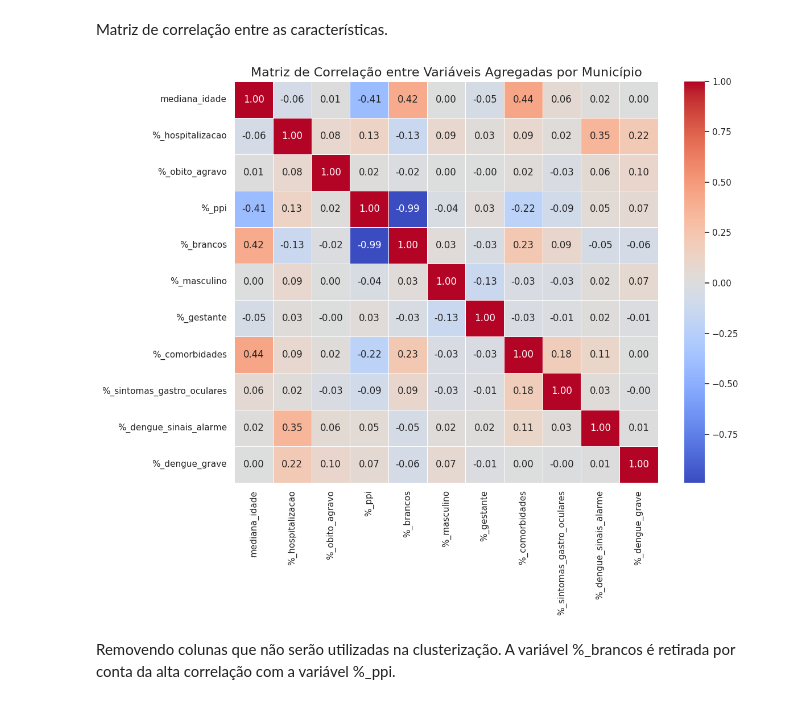
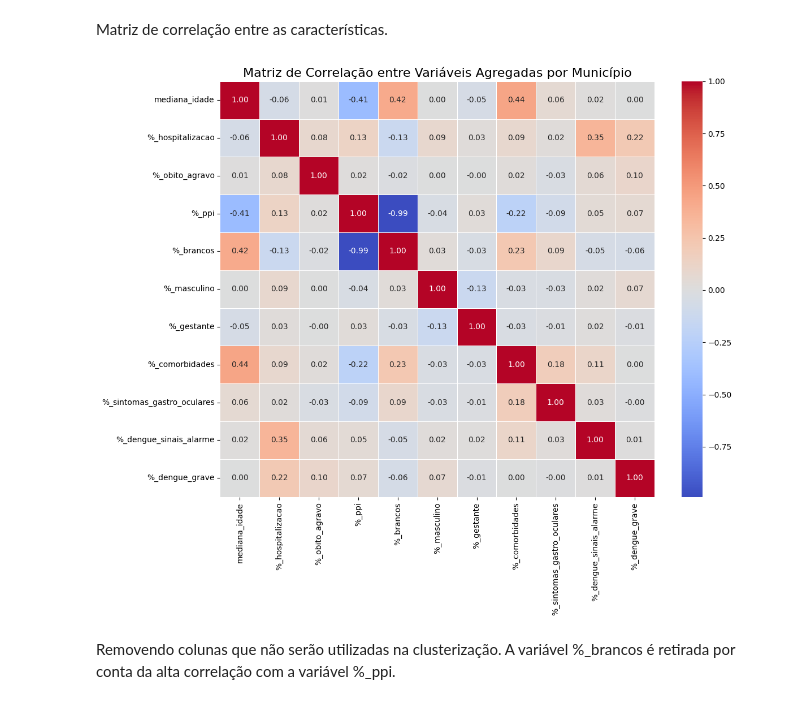
Before and after one commit to intel-comp-saude-ufes/2025-1-P1-analise-e-modelagem-de-casos-de-dengue-no-brasil, a Jupyter notebook: analise_regional.ipynb, the cells around one changed output. Drawn from its saved outputs; the diff is of its cells as text; code cells hidden in the pictures.

```diff
--- a/analise_regional.ipynb
+++ b/analise_regional.ipynb
@@ -241,15 +241,16 @@ Matriz de correlação entre as características.
 # %%
 df_corr = df_agg.drop(columns=["municipio"])
 corr_matrix = df_corr.corr()
 
+plt.style.use("default")
 plt.figure(figsize=(12, 10))
 sns.heatmap(corr_matrix, annot=True, cmap='coolwarm', fmt=".2f", linewidths=0.5)
 plt.title("Matriz de Correlação entre Variáveis Agregadas por Município", fontsize=16)
 plt.tight_layout()
 plt.savefig(f"{CHARTS_PATH}corr_matrix.svg", format='svg', bbox_inches='tight')
 plt.show()
 # %% [output]
-[figure, old version]
+[figure, new version]
 # %% [markdown]
 Removendo colunas que não serão utilizadas na clusterização. A variável %_brancos é retirada por conta da alta correlação com a variável %_ppi.
 # %%
```
Also changed, not shown: parts of 15 cells of this notebook, 17 other files.
